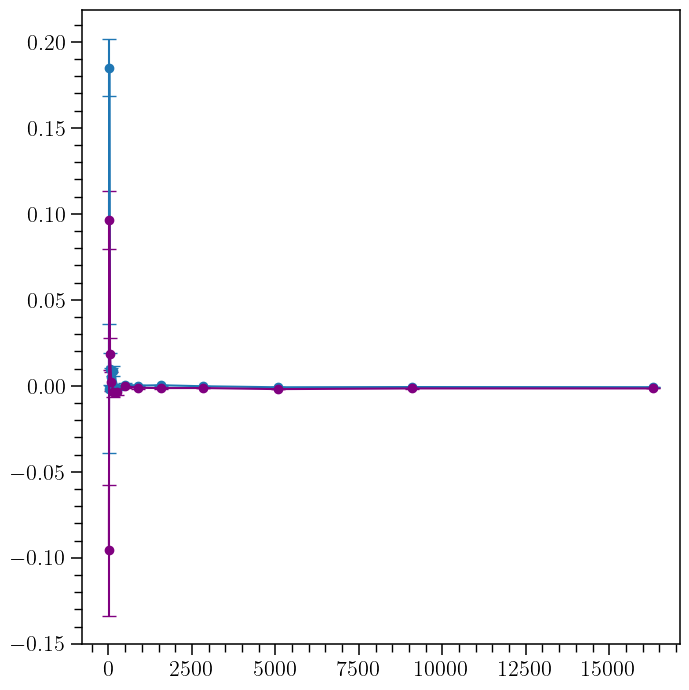
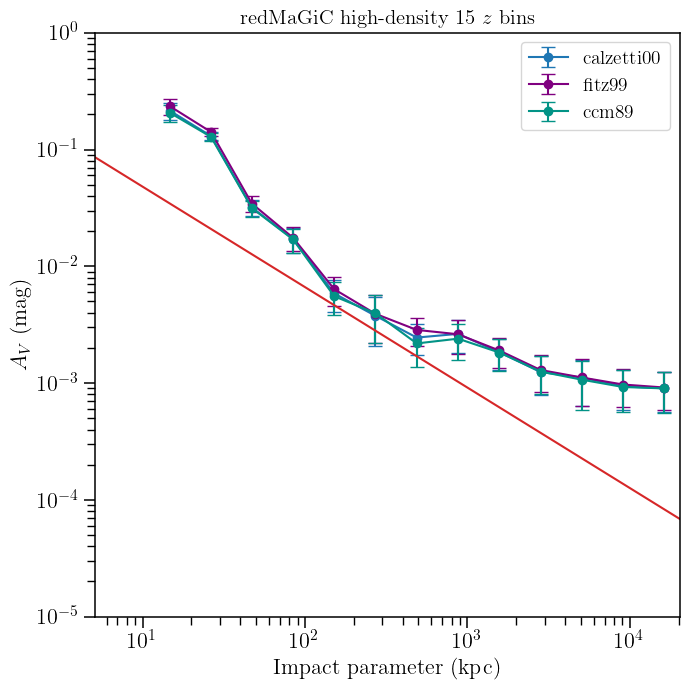
Code edit (unified diff) that turned the first committed figure into the second:
--- before
+++ after
@@ -2,13 +2,13 @@
 
 ## First do hi-dens
-ax.errorbar(hiz2_dk['meanr']*scl, dust_hiz2, yerr=hiz2_dk['sigma'],
+ax.errorbar(hidens_dk['meanr']*scl, dust_calzetti, yerr=hidens_dk['sigma'],
             fmt='-o',capsize=5, color='tab:blue',
-            label='Calzetti00')
-ax.errorbar(hiz3_dk['meanr']*scl, dust_hiz3, 
-            yerr=hiz3_dk['sigma'], fmt='-o',capsize=5,
-            color='purple', label='CCM89')
-ax.errorbar(fm07_dk['meanr']*scl, dust_fm07, 
-            yerr=fm07_dk['sigma'], fmt='-o',capsize=5,
-            color='xkcd:teal', label='FM07')
+            label='calzetti00')
+ax.errorbar(fitz99_dk['meanr']*scl, dust_fitz99, 
+            yerr=fitz99_dk['sigma'], fmt='-o',capsize=5,
+            color='purple', label='fitz99')
+ax.errorbar(ccm89_dk['meanr']*scl, dust_ccm89, 
+            yerr=ccm89_dk['sigma'], fmt='-o',capsize=5,
+            color='xkcd:teal', label='ccm89')
 ax.plot(theory_r, av, color='tab:red')
 
@@ -20,5 +20,5 @@
 ax.set_ylabel(r'$A_V$ (mag)', fontsize=16)
 ax.legend()
-ax.set_title('High-redshift sample 4 z bins', fontsize=15)
+ax.set_title('redMaGiC high-density 15 $z$ bins', fontsize=15)
 
-fig.savefig("figures/Calzetti_vs_CCM89_vs_FM07.png")
+fig.savefig("figures/Calzetti_vs_CCM89_vs_Fitz99.png")

Commit: plot changes